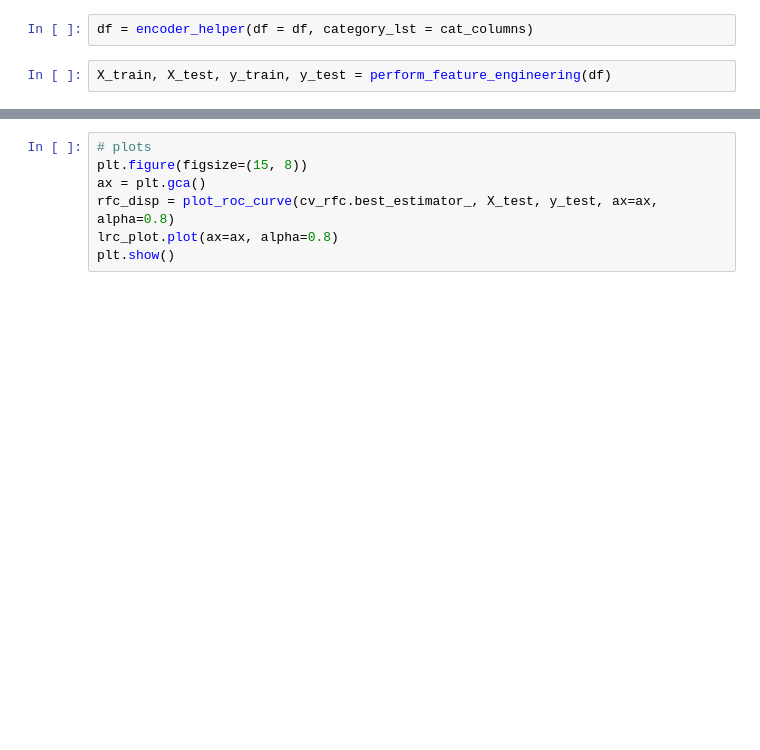
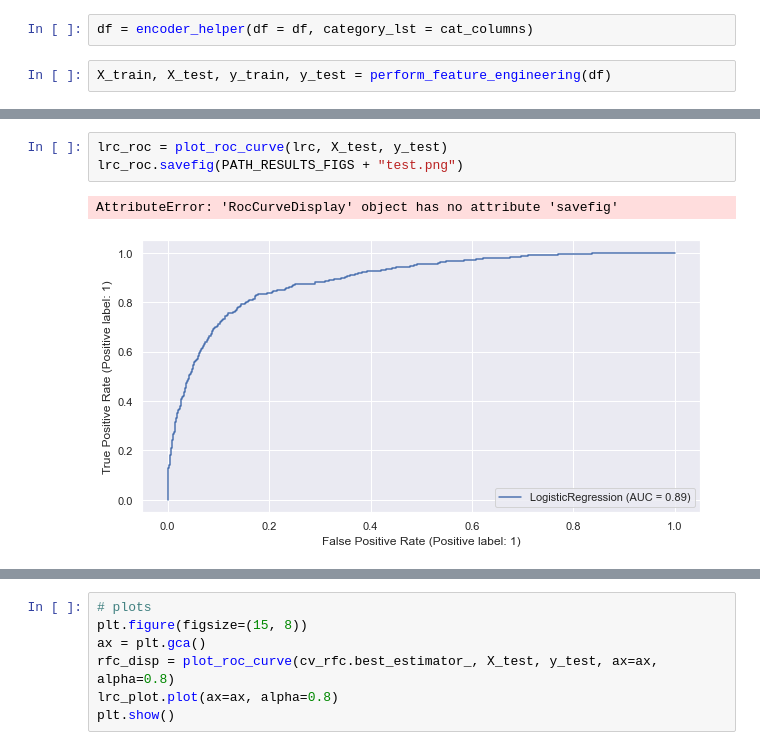
Before and after one commit to rebeccajohnson88/udacity_churnproj, a Jupyter notebook: churn_notebook.ipynb, the cells around one changed output, grey strips where cells are left out. Saved outputs shown, nothing was run; the diff lists cells and outputs as text; blank space fills up the shorter version.

```diff
--- a/churn_notebook.ipynb
+++ b/churn_notebook.ipynb
@@ -40 +102,7 @@ train_models(X_train, X_test,  y_train, y_test, estimate_new = False)
+# %%
+lrc_roc = plot_roc_curve(lrc, X_test, y_test)
+lrc_roc.savefig(PATH_RESULTS_FIGS + "test.png")
+# %% [output]
+AttributeError: 'RocCurveDisplay' object has no attribute 'savefig'
+[figure, added]
 # %%
```
Also changed, not shown: parts of 8 cells of this notebook, 1 other file.
